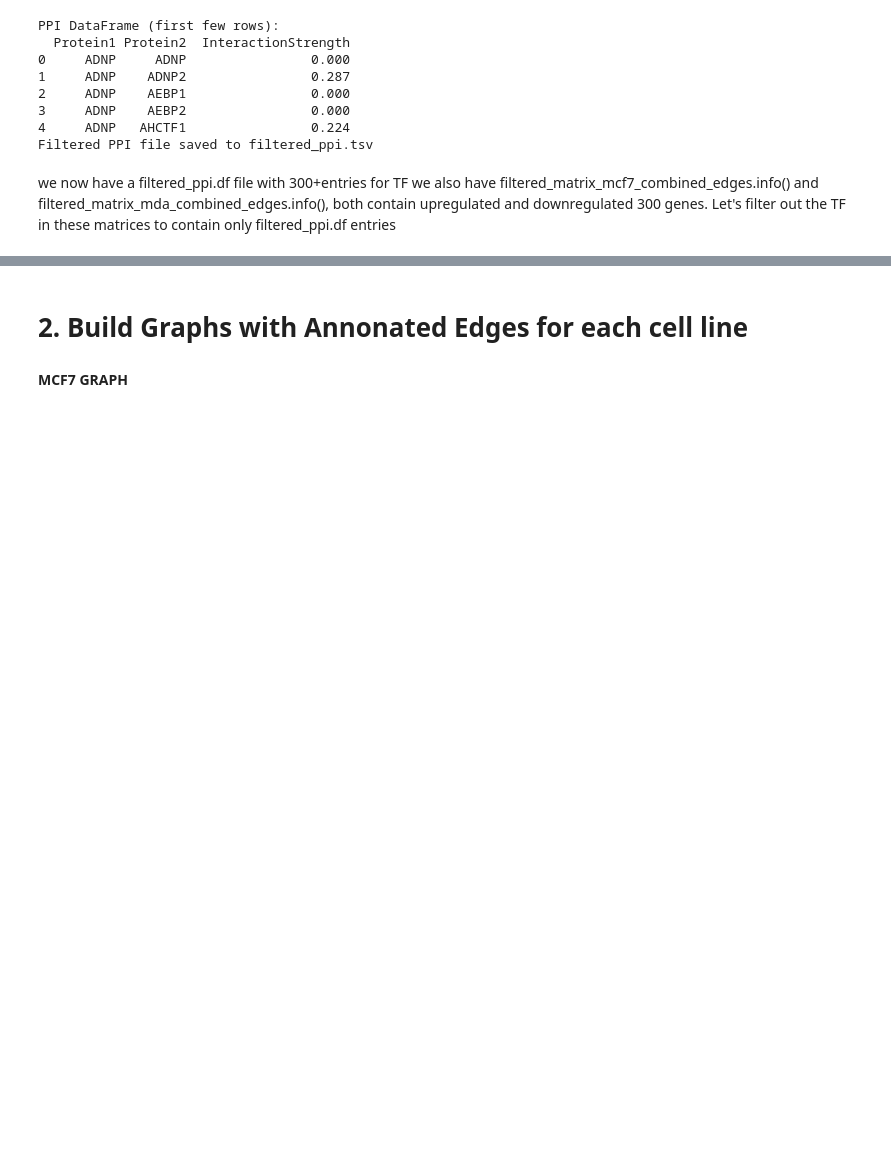
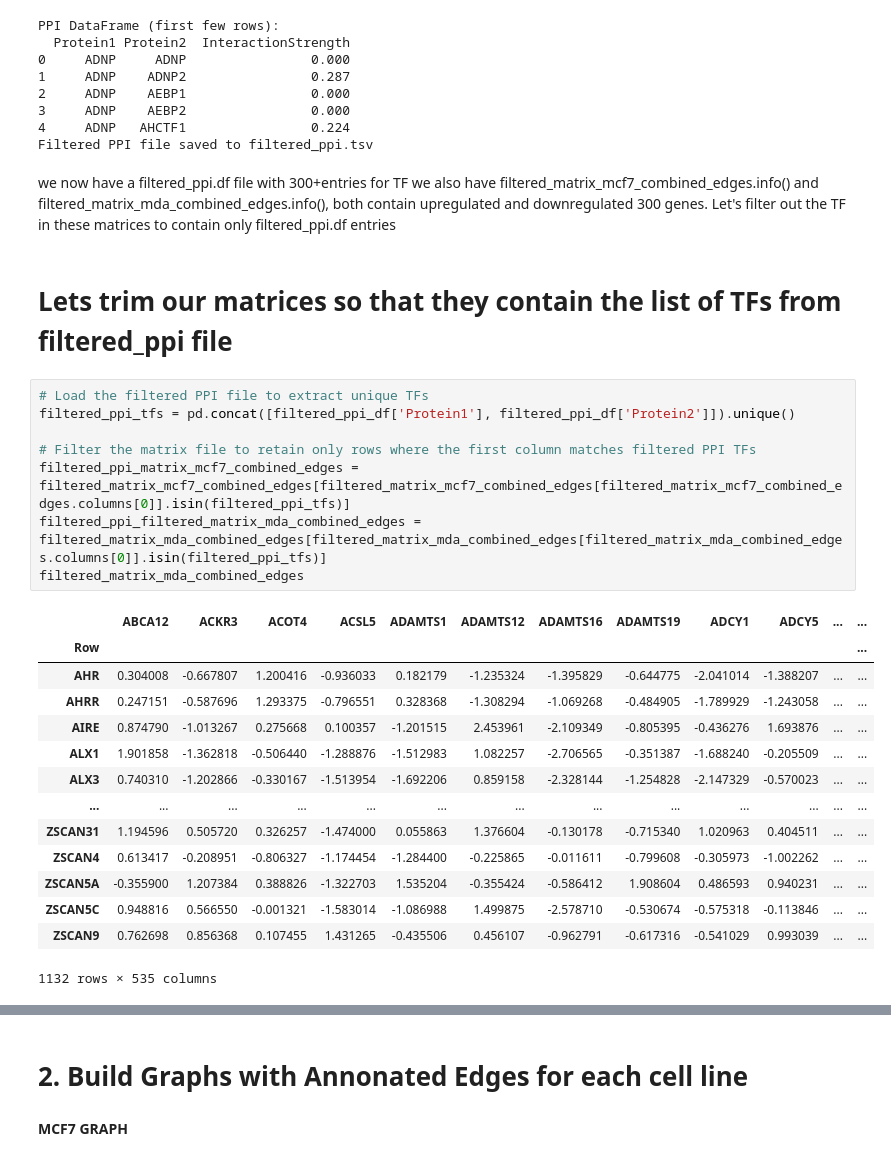
Before and after one commit to Guliko24/NetZoo_network, a Jupyter notebook: GRN_21_MCF7_vs_MDA-MB231_BrCA_TF_list.ipynb, the cells around one changed output, grey strips where cells are left out. Saved outputs shown, nothing was run; the diff lists cells and outputs as text; blank space fills up the shorter version.

```diff
--- a/GRN_21_MCF7_vs_MDA-MB231_BrCA_TF_list.ipynb
+++ b/GRN_21_MCF7_vs_MDA-MB231_BrCA_TF_list.ipynb
@@ -606,3 +606,28 @@ Filtered PPI file saved to filtered_ppi.tsv
 # %% [markdown]
 we now have a filtered_ppi.df file with 300+entries for TF
 we also have filtered_matrix_mcf7_combined_edges.info() and filtered_matrix_mda_combined_edges.info(), both contain upregulated and downregulated 300 genes. Let's filter out the TF in these matrices to contain only filtered_ppi.df entries
+# %% [markdown]
+# Lets trim our matrices so that they contain the list of TFs from filtered_ppi file
+# %%
+# Load the filtered PPI file to extract unique TFs
+filtered_ppi_tfs = pd.concat([filtered_ppi_df['Protein1'], filtered_ppi_df['Protein2']]).unique()
+
+# Filter the matrix file to retain only rows where the first column matches filtered PPI TFs
+filtered_ppi_matrix_mcf7_combined_edges = filtered_matrix_mcf7_combined_edges[filtered_matrix_mcf7_combined_edges[filtered_matrix_mcf7_combined_edges.columns[0]].isin(filtered_ppi_tfs)]
+filtered_ppi_filtered_matrix_mda_combined_edges = filtered_matrix_mda_combined_edges[filtered_matrix_mda_combined_edges[filtered_matrix_mda_combined_edges.columns[0]].isin(filtered_ppi_tfs)]
+filtered_matrix_mda_combined_edges
+# %% [output]
+|  | ABCA12 | ACKR3 | ACOT4 | ACSL5 | ADAMTS1 | ADAMTS12 | ADAMTS16 | ADAMTS19 | ADCY1 | ADCY5 | ... | ... |
+| Row |  |  |  |  |  |  |  |  |  |  |  | ... |
+| AHR | 0.304008 | -0.667807 | 1.200416 | -0.936033 | 0.182179 | -1.235324 | -1.395829 | -0.644775 | -2.041014 | -1.388207 | ... | ... |
+| AHRR | 0.247151 | -0.587696 | 1.293375 | -0.796551 | 0.328368 | -1.308294 | -1.069268 | -0.484905 | -1.789929 | -1.243058 | ... | ... |
+| AIRE | 0.874790 | -1.013267 | 0.275668 | 0.100357 | -1.201515 | 2.453961 | -2.109349 | -0.805395 | -0.436276 | 1.693876 | ... | ... |
+| ALX1 | 1.901858 | -1.362818 | -0.506440 | -1.288876 | -1.512983 | 1.082257 | -2.706565 | -0.351387 | -1.688240 | -0.205509 | ... | ... |
+| ALX3 | 0.740310 | -1.202866 | -0.330167 | -1.513954 | -1.692206 | 0.859158 | -2.328144 | -1.254828 | -2.147329 | -0.570023 | ... | ... |
+| ... | ... | ... | ... | ... | ... | ... | ... | ... | ... | ... | ... | ... |
+| ZSCAN31 | 1.194596 | 0.505720 | 0.326257 | -1.474000 | 0.055863 | 1.376604 | -0.130178 | -0.715340 | 1.020963 | 0.404511 | ... | ... |
+| ZSCAN4 | 0.613417 | -0.208951 | -0.806327 | -1.174454 | -1.284400 | -0.225865 | -0.011611 | -0.799608 | -0.305973 | -1.002262 | ... | ... |
+| ZSCAN5A | -0.355900 | 1.207384 | 0.388826 | -1.322703 | 1.535204 | -0.355424 | -0.586412 | 1.908604 | 0.486593 | 0.940231 | ... | ... |
+| ZSCAN5C | 0.948816 | 0.566550 | -0.001321 | -1.583014 | -1.086988 | 1.499875 | -2.578710 | -0.530674 | -0.575318 | -0.113846 | ... | ... |
+| ZSCAN9 | 0.762698 | 0.856368 | 0.107455 | 1.431265 | -0.435506 | 0.456107 | -0.962791 | -0.617316 | -0.541029 | 0.993039 | ... | ... |
+1132 rows × 535 columns
```
Also changed, not shown: parts of 1 cell of this notebook.
